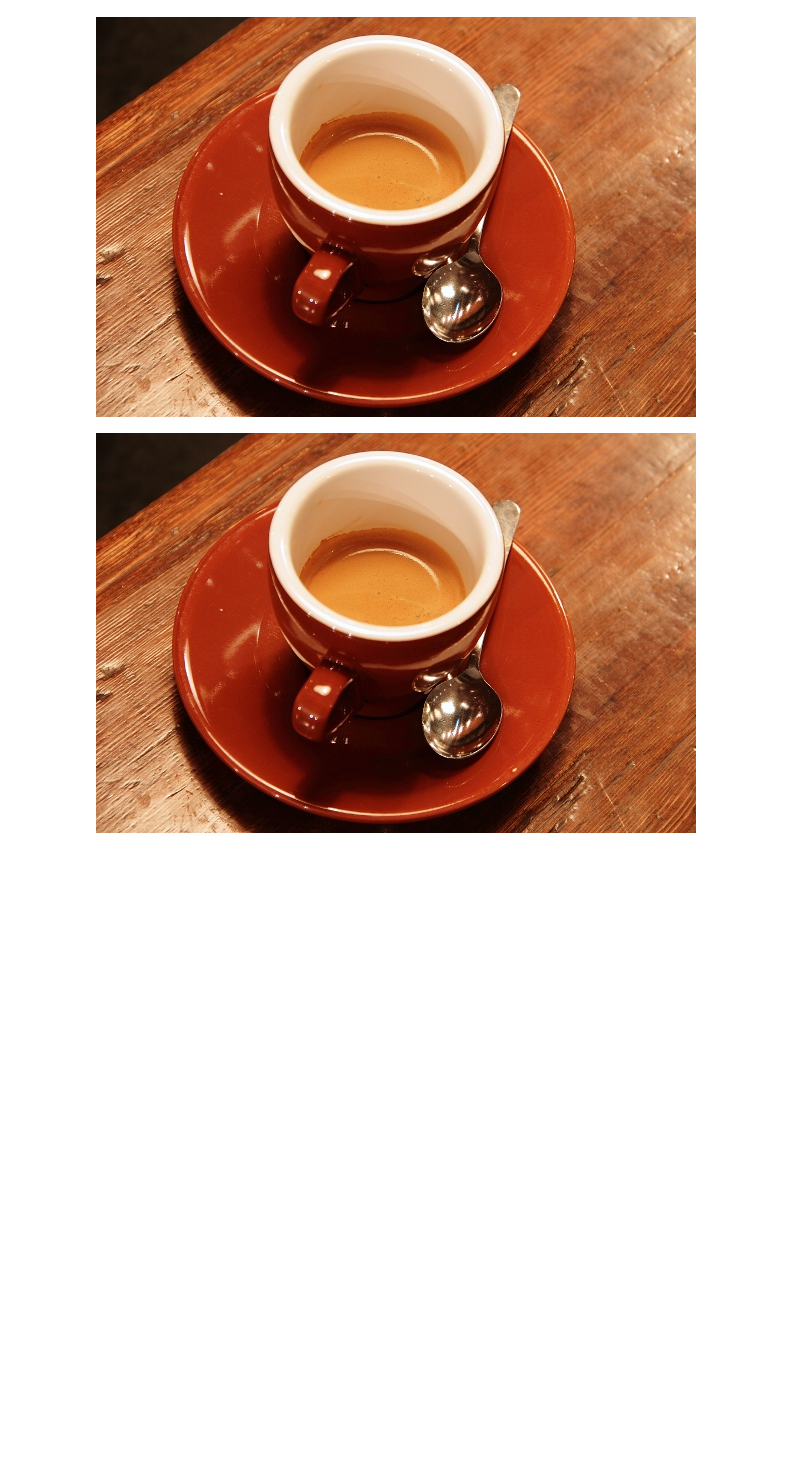
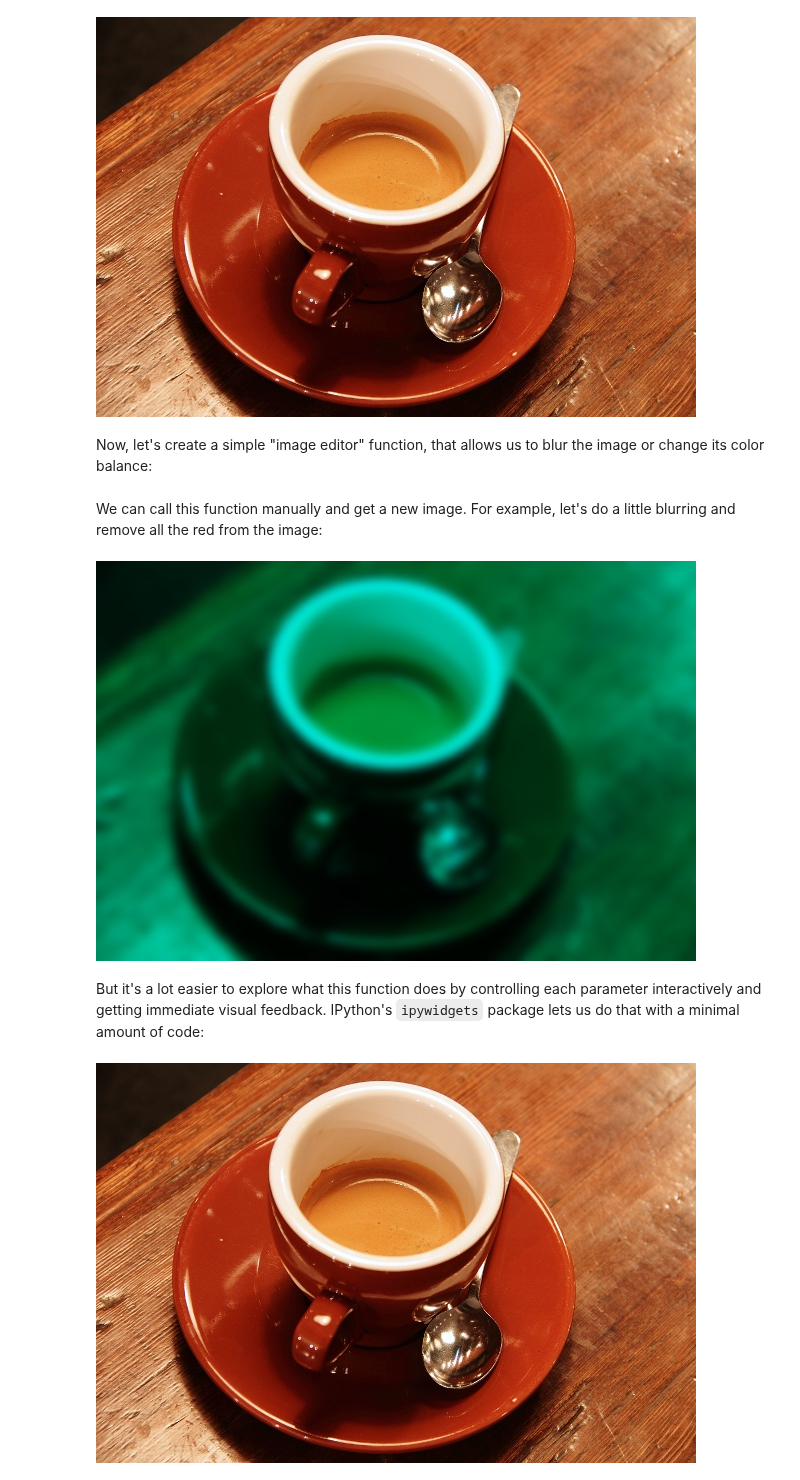
Before and after one commit to jupyter-widgets/ipywidgets, a Jupyter notebook: docs/source/examples/Image Processing.ipynb, the cells around one changed output. Drawn from its saved outputs; the diff is of its cells as text; code cells hidden in the pictures; blank space fills up the shorter version.

```diff
--- a/docs/source/examples/Image Processing.ipynb
+++ b/docs/source/examples/Image Processing.ipynb
@@ -37,6 +39,8 @@ def arr2img(arr):
 arr2img(i)
 # %% [output]
 [figure]
+# %% [markdown]
+Now, let's create a simple "image editor" function, that allows us to blur the image or change its color balance:
 # %%
 def edit_image(image, sigma=0.1, R=1.0, G=1.0, B=1.0):
     new_image = filters.gaussian(image, sigma=sigma, multichannel=True)
@@ -44,6 +48,14 @@ def edit_image(image, sigma=0.1, R=1.0, G=1.0, B=1.0):
     new_image[:,:,1] = G*new_image[:,:,1]
     new_image[:,:,2] = B*new_image[:,:,2]
     return arr2img(new_image)
+# %% [markdown]
+We can call this function manually and get a new image. For example, let's do a little blurring and remove all the red from the image:
+# %%
+edit_image(i, sigma=5, R=0)
+# %% [output]
+[figure, added]
+# %% [markdown]
+But it's a lot easier to explore what this function does by controlling each parameter interactively and getting immediate visual feedback. IPython's `ipywidgets` package lets us do that with a minimal amount of code:
 # %%
 lims = (0.0,1.0,0.01)
 w = interactive(edit_image, image=fixed(i), sigma=(0.0,10.0,0.1), R=lims, G=lims, B=lims)
```
Also changed, not shown: parts of 4 cells of this notebook.
